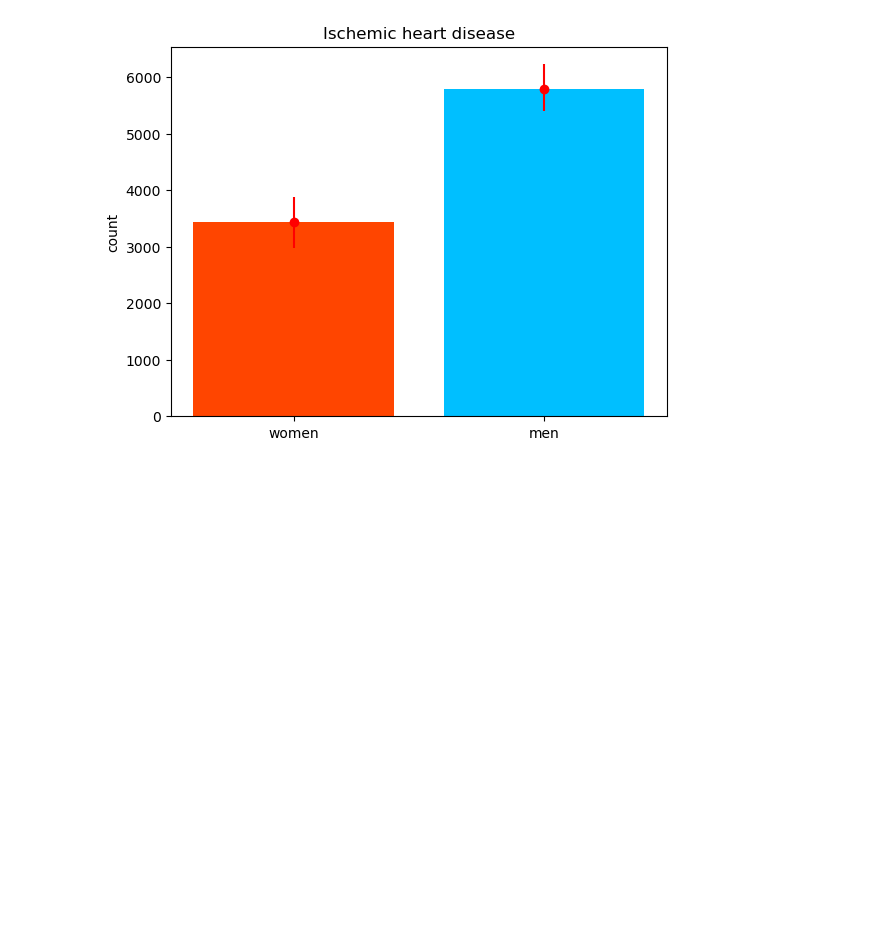
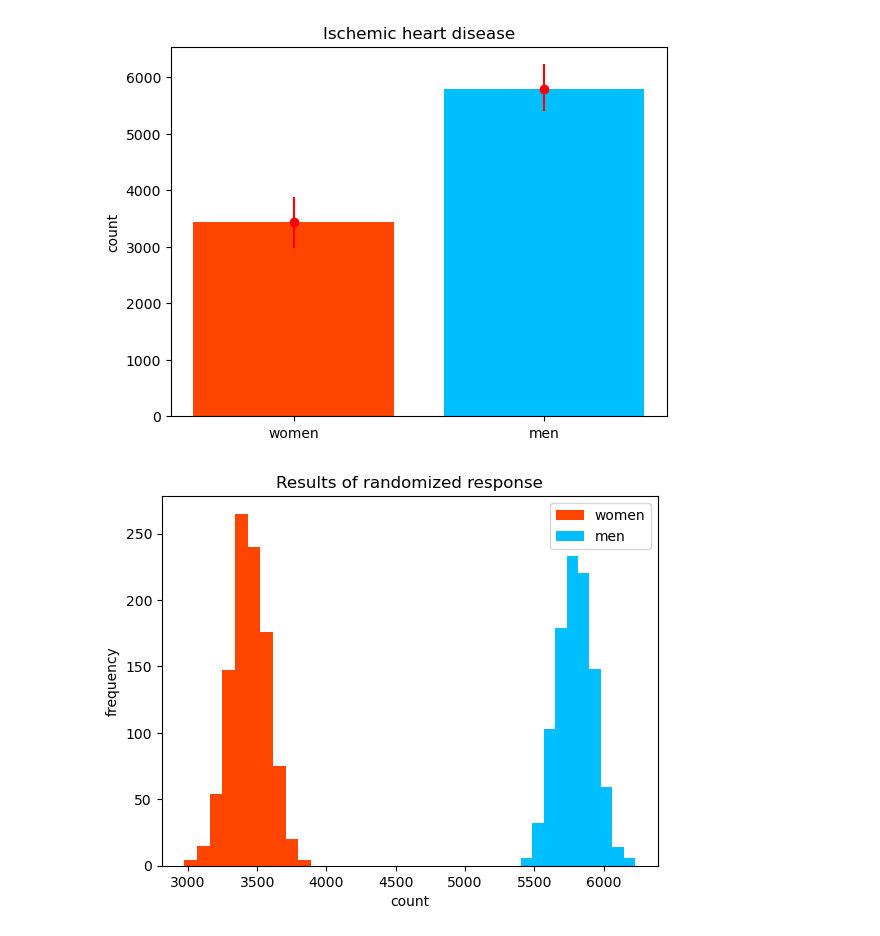
Before and after one commit to EatOreo/DifferentialPrivacyBiasExperiments, a Jupyter notebook: Main.ipynb, the cells around one changed output. Drawn from its saved outputs; the diff is of its cells as text; code cells hidden in the pictures; blank space fills up the shorter version.

Commit message:
randomized response distributions

```diff
--- a/Main.ipynb
+++ b/Main.ipynb
@@ -223,0 +206,11 @@ WHERE Id IN (
+# %%
+plt.cla()
+plt.hist(wCounts, color='orangered', label='women')
+plt.hist(mCounts, color='deepskyblue', label='men')
+plt.xlabel('count')
+plt.ylabel('frequency')
+plt.title('Results of randomized response')
+plt.legend()
+plt.show()
+# %% [output]
+[figure, added]
```
Also changed, not shown: parts of 1 cell of this notebook.
